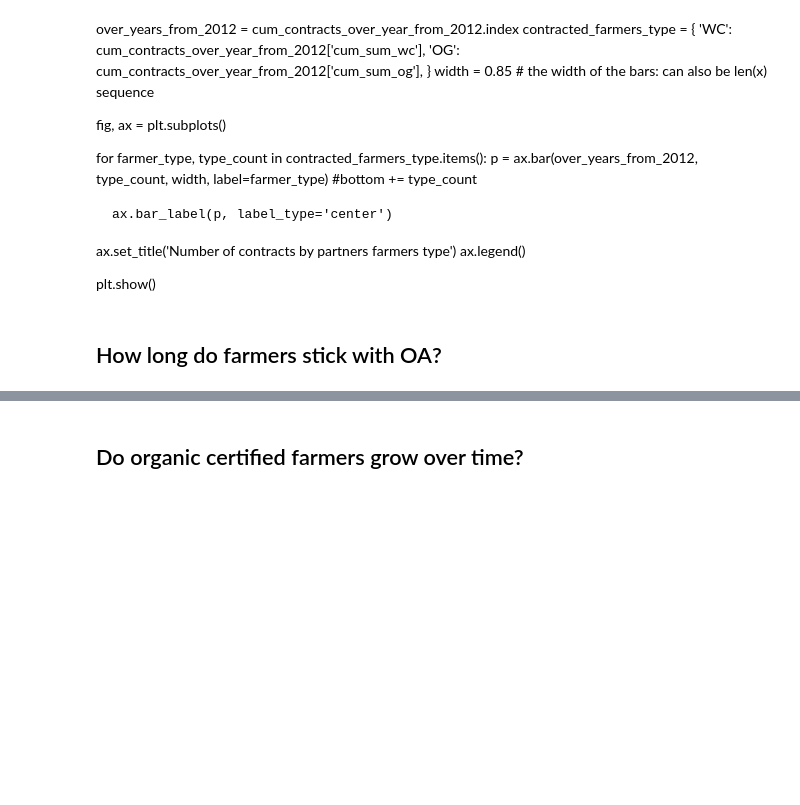
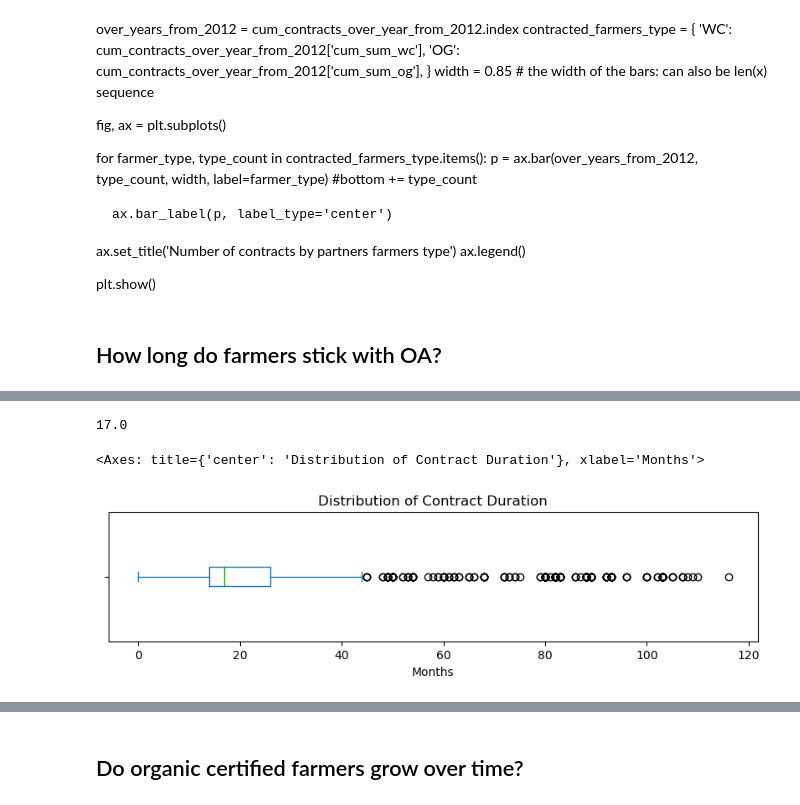
Before and after one commit to Capstone-OrganicAfrica/organic_zimbabwe_eda, a Jupyter notebook: analyze_contracts_over_years.ipynb, the cells around one changed output, grey strips where cells are left out. Saved outputs shown, nothing was run; the diff lists cells and outputs as text; code cells hidden in the pictures; blank space fills up the shorter version.

```diff
--- a/analyze_contracts_over_years.ipynb
+++ b/analyze_contracts_over_years.ipynb
@@ -284,0 +310,4 @@ Index(['id', 'og_nr', 'og_code', 'production_unit', 'area', 'ward_nr/name',
+# %%
+duration = 12 * (farmers_df['date_dropped_out'].dt.year - farmers_df['date_contracted'].dt.year) + farmers_df['date_dropped_out'].dt.month - farmers_df['date_contracted'].dt.month
+duration = duration[~duration.isna()]
+duration
@@ -284,0 +350,15 @@ Index(['id', 'og_nr', 'og_code', 'production_unit', 'area', 'ward_nr/name',
+# %%
+duration.median()
+# %% [output]
+17.0
+# %%
+duration_without_max = duration.drop(duration.idxmax())
+# %%
+plt.figure(figsize=(10,2))
+plt.title("Distribution of Contract Duration")
+plt.xlabel('Months')
+# PLOT of duration
+duration_without_max.plot(kind='box', vert=False)
+# %% [output]
+<Axes: title={'center': 'Distribution of Contract Duration'}, xlabel='Months'>
+[figure, added]
```
Also changed, not shown: parts of 30 cells of this notebook, 9 other files.
